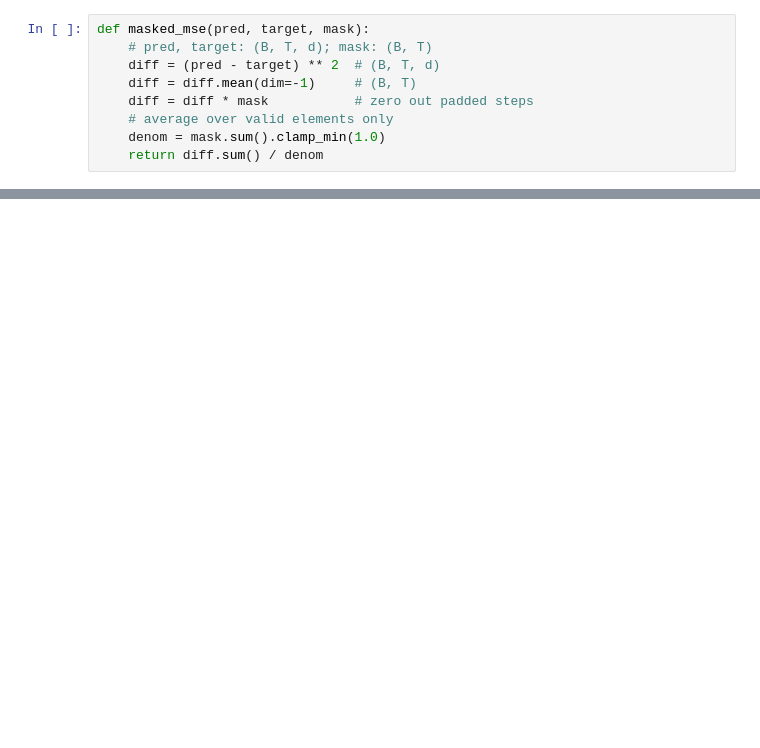
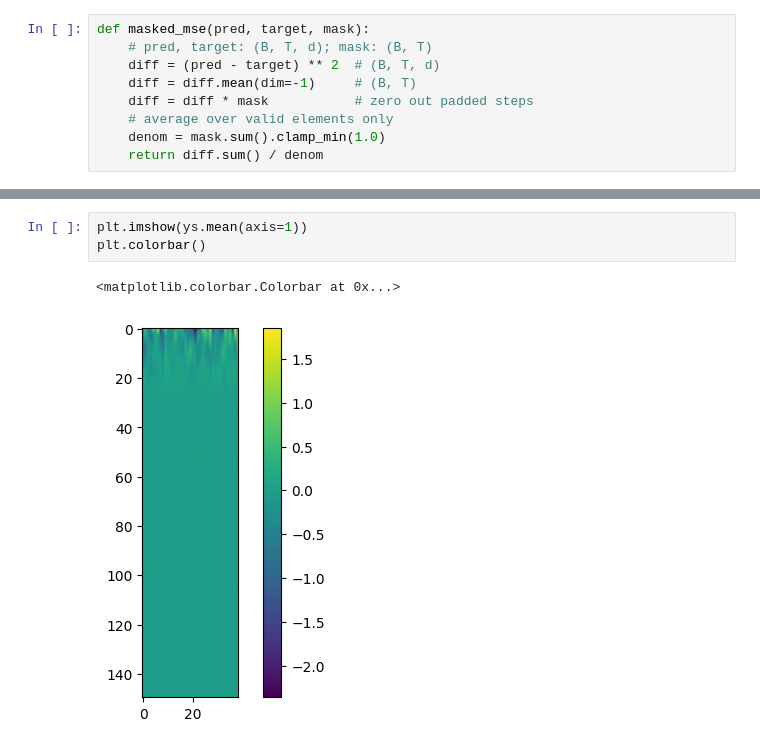
Before and after one commit to dani2442/neuroscience, a Jupyter notebook: notebooks/model_sde.ipynb, the cells around one changed output, grey strips where cells are left out. Drawn from its saved outputs; the diff is of its cells as text; blank space fills up the shorter version.

```diff
--- a/notebooks/model_sde.ipynb
+++ b/notebooks/model_sde.ipynb
@@ -273,2 +284,8 @@ ys = ys[:, :, 0]
+# %%
+plt.imshow(ys.mean(axis=1))
+plt.colorbar()
+# %% [output]
+<matplotlib.colorbar.Colorbar at 0x...>
+[figure, added]
 # %%
 # Mean and quantiles
```
Also changed, not shown: parts of 16 cells of this notebook, 3 other files.
